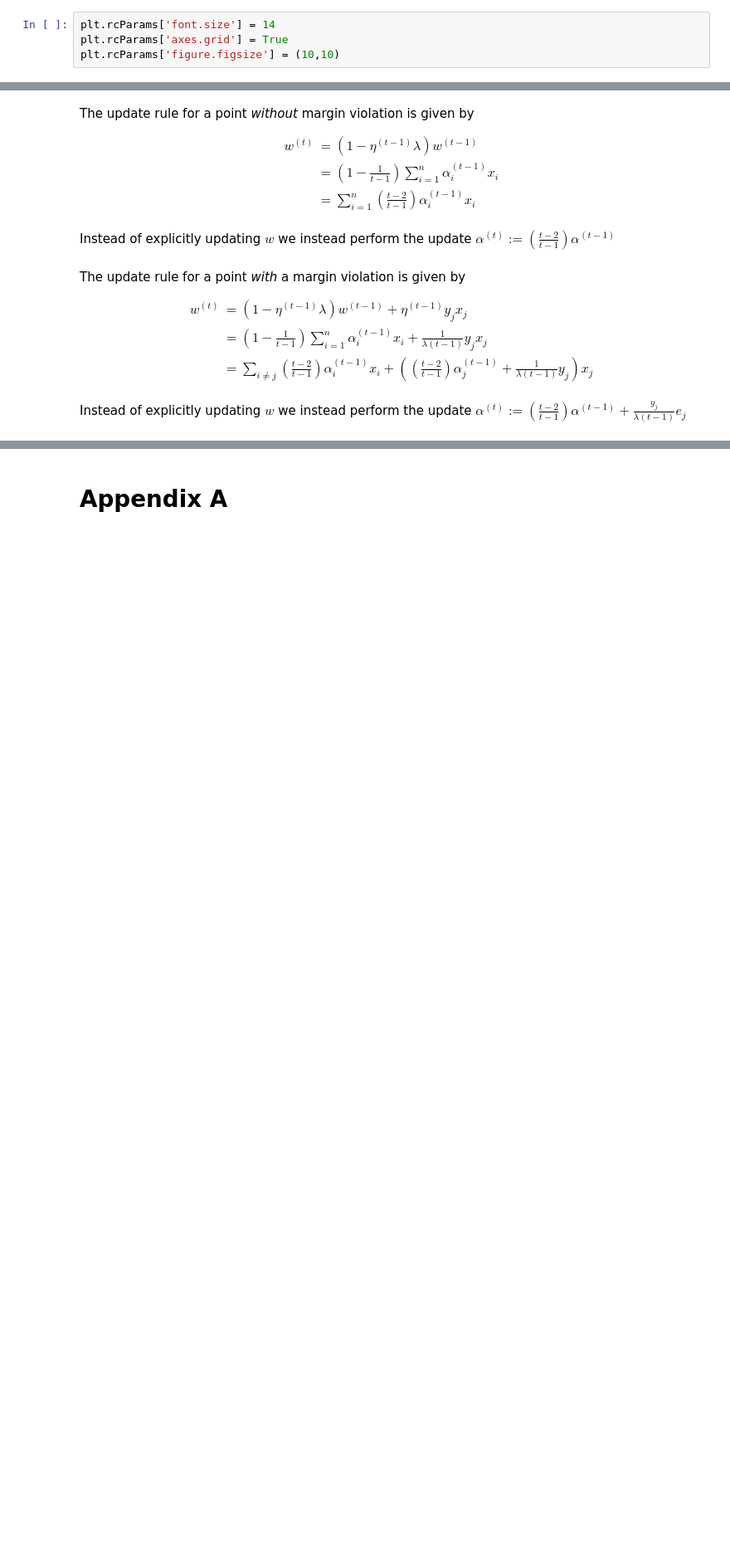
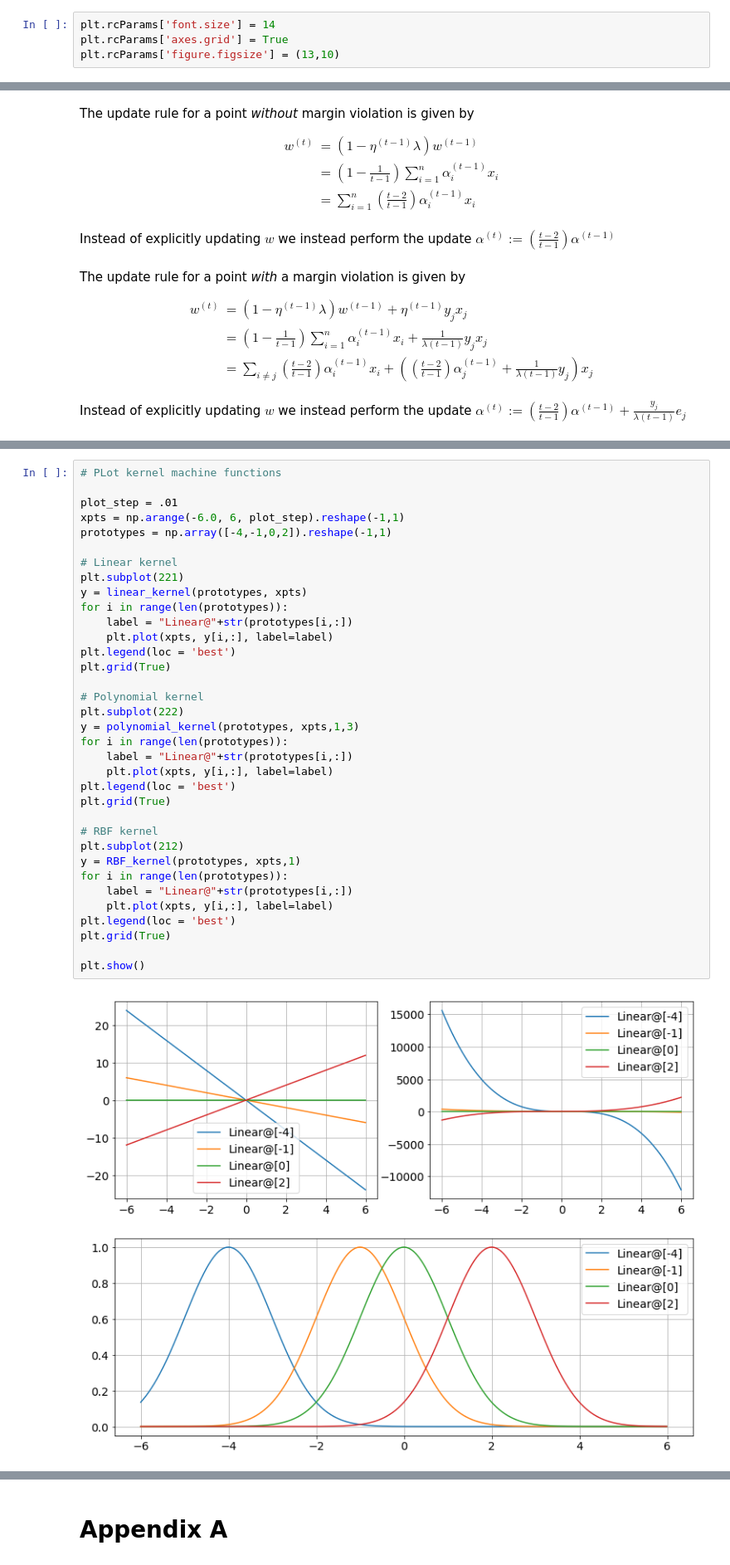
Before and after one commit to chaaland/bloomberg-ml-course, a Jupyter notebook: HW4/writeup/HW4.ipynb, the cells around one changed output, grey strips where cells are left out. Shown: that part at 83% size. Cells and saved outputs as stored; diff of their text form; blank space fills up the shorter version.

```diff
--- a/HW4/writeup/HW4.ipynb
+++ b/HW4/writeup/HW4.ipynb
@@ -20,7 +22,7 @@ from pegasos import *
 # %%
 plt.rcParams['font.size'] = 14
 plt.rcParams['axes.grid'] = True
-plt.rcParams['figure.figsize'] = (10,10)
+plt.rcParams['figure.figsize'] = (13,10)
 # %% [markdown]
 # Problem 2
 # %% [markdown]
@@ -214,0 +259,37 @@ Instead of explicitly updating $w$ we instead perform the update $\alpha^{(t)} :
+# %%
+# PLot kernel machine functions
+
+plot_step = .01
+xpts = np.arange(-6.0, 6, plot_step).reshape(-1,1)
+prototypes = np.array([-4,-1,0,2]).reshape(-1,1)
+
+# Linear kernel
+plt.subplot(221)
+y = linear_kernel(prototypes, xpts)
+for i in range(len(prototypes)):
+    label = "Linear@"+str(prototypes[i,:])
+    plt.plot(xpts, y[i,:], label=label)
+plt.legend(loc = 'best')
+plt.grid(True)
+
+# Polynomial kernel
+plt.subplot(222)
+y = polynomial_kernel(prototypes, xpts,1,3)
+for i in range(len(prototypes)):
+    label = "Linear@"+str(prototypes[i,:])
+    plt.plot(xpts, y[i,:], label=label)
+plt.legend(loc = 'best')
+plt.grid(True)
+
+# RBF kernel
+plt.subplot(212)
+y = RBF_kernel(prototypes, xpts,1)
+for i in range(len(prototypes)):
+    label = "Linear@"+str(prototypes[i,:])
+    plt.plot(xpts, y[i,:], label=label)
+plt.legend(loc = 'best')
+plt.grid(True)
+
+plt.show()
+# %% [output]
+[figure, added]
```
Also changed, not shown: parts of 19 cells of this notebook.
